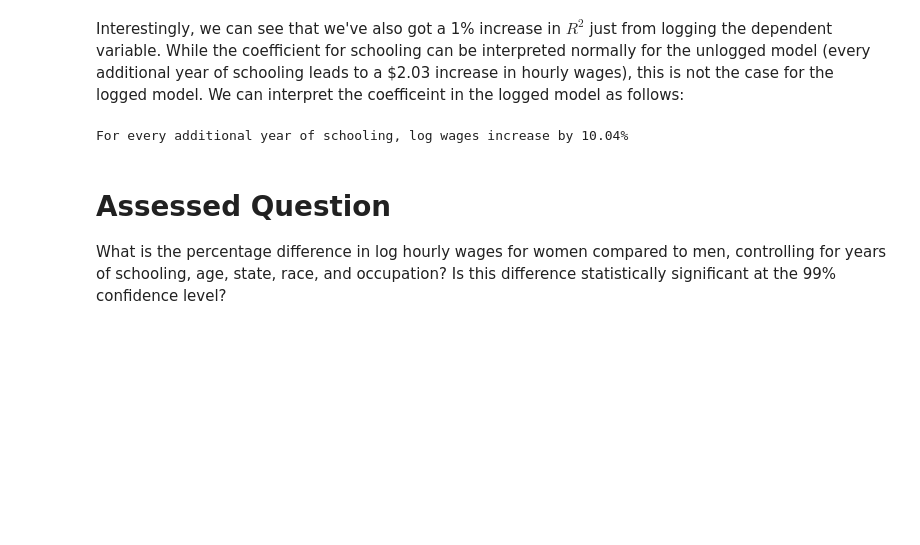
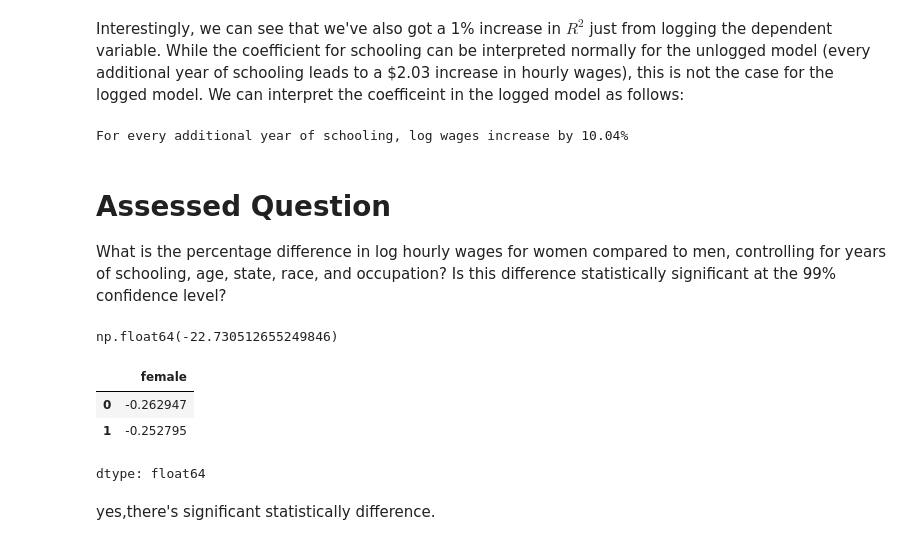
Before and after one commit to mingcarol22-creator/QM2, a Jupyter notebook: notebooks/W07. Linear Regression.ipynb, the cells around one changed output. Saved outputs shown, nothing was run; the diff lists cells and outputs as text; code cells hidden in the pictures; blank space fills up the shorter version.

```diff
--- a/notebooks/W07. Linear Regression.ipynb
+++ b/notebooks/W07. Linear Regression.ipynb
@@ -597,3 +597,28 @@ For every additional year of schooling, log wages increase by 10.04%
 # Assessed Question
 
 What is the percentage difference in log hourly wages for women compared to men, controlling for years of schooling, age, state, race, and occupation? Is this difference statistically significant at the 99% confidence level?
+# %%
+df['log_hourly_wage'] = np.log(df['realhrwage'])
+
+import statsmodels.formula.api as smf
+model = smf.ols(
+    'log_hourly_wage ~ female + sch + age + C(state) + C(race) + C(occupation)',
+    data=df
+).fit()
+
+model.summary()
+
+beta_female = model.params['female']
+pct_diff = (np.exp(beta_female) - 1) * 100
+pct_diff
+# %% [output]
+np.float64(-22.730512655249846)
+# %%
+model.conf_int(alpha=0.01).loc['female']
+# %% [output]
+|  | female |
+| 0 | -0.262947 |
+| 1 | -0.252795 |
+dtype: float64
+# %% [markdown]
+yes,there's significant statistically difference.
```
Also changed, not shown: parts of 10 cells of this notebook.
